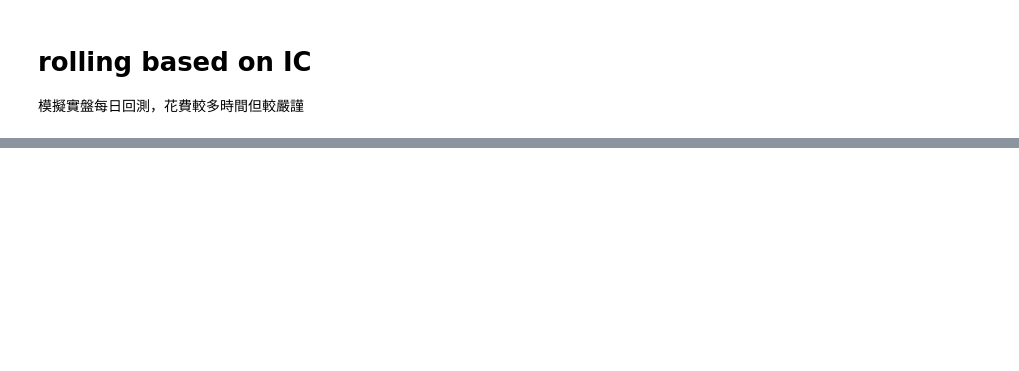
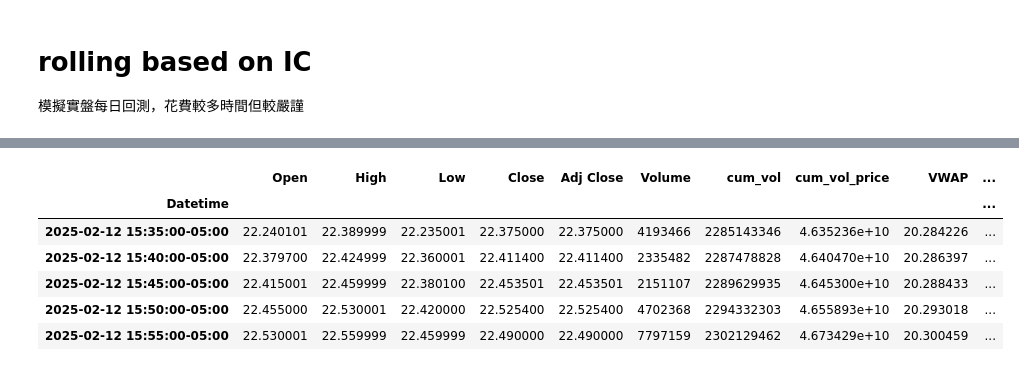
Before and after one commit to tsungyou/2025, a Jupyter notebook: strategy/us_cfd/us_open/us_open_rev_ic.ipynb, the cells around one changed output, grey strips where cells are left out. Cells and saved outputs as stored; diff of their text form; code cells hidden in the pictures; blank space fills up the shorter version.

```diff
--- a/strategy/us_cfd/us_open/us_open_rev_ic.ipynb
+++ b/strategy/us_cfd/us_open/us_open_rev_ic.ipynb
@@ -433,0 +457,10 @@ Longest Losing Streak: 3.00
+# %%
+data.tail()
+# %% [output]
+|  | Open | High | Low | Close | Adj Close | Volume | cum_vol | cum_vol_price | VWAP | ... |
+| Datetime |  |  |  |  |  |  |  |  |  | ... |
+| 2025-02-12 15:35:00-05:00 | 22.240101 | 22.389999 | 22.235001 | 22.375000 | 22.375000 | 4193466 | 2285143346 | 4.635236e+10 | 20.284226 | ... |
+| 2025-02-12 15:40:00-05:00 | 22.379700 | 22.424999 | 22.360001 | 22.411400 | 22.411400 | 2335482 | 2287478828 | 4.640470e+10 | 20.286397 | ... |
+| 2025-02-12 15:45:00-05:00 | 22.415001 | 22.459999 | 22.380100 | 22.453501 | 22.453501 | 2151107 | 2289629935 | 4.645300e+10 | 20.288433 | ... |
+| 2025-02-12 15:50:00-05:00 | 22.455000 | 22.530001 | 22.420000 | 22.525400 | 22.525400 | 4702368 | 2294332303 | 4.655893e+10 | 20.293018 | ... |
+| 2025-02-12 15:55:00-05:00 | 22.530001 | 22.559999 | 22.459999 | 22.490000 | 22.490000 | 7797159 | 2302129462 | 4.673429e+10 | 20.300459 | ... |
```
Also changed, not shown: parts of 8 cells of this notebook, 5 other files.
